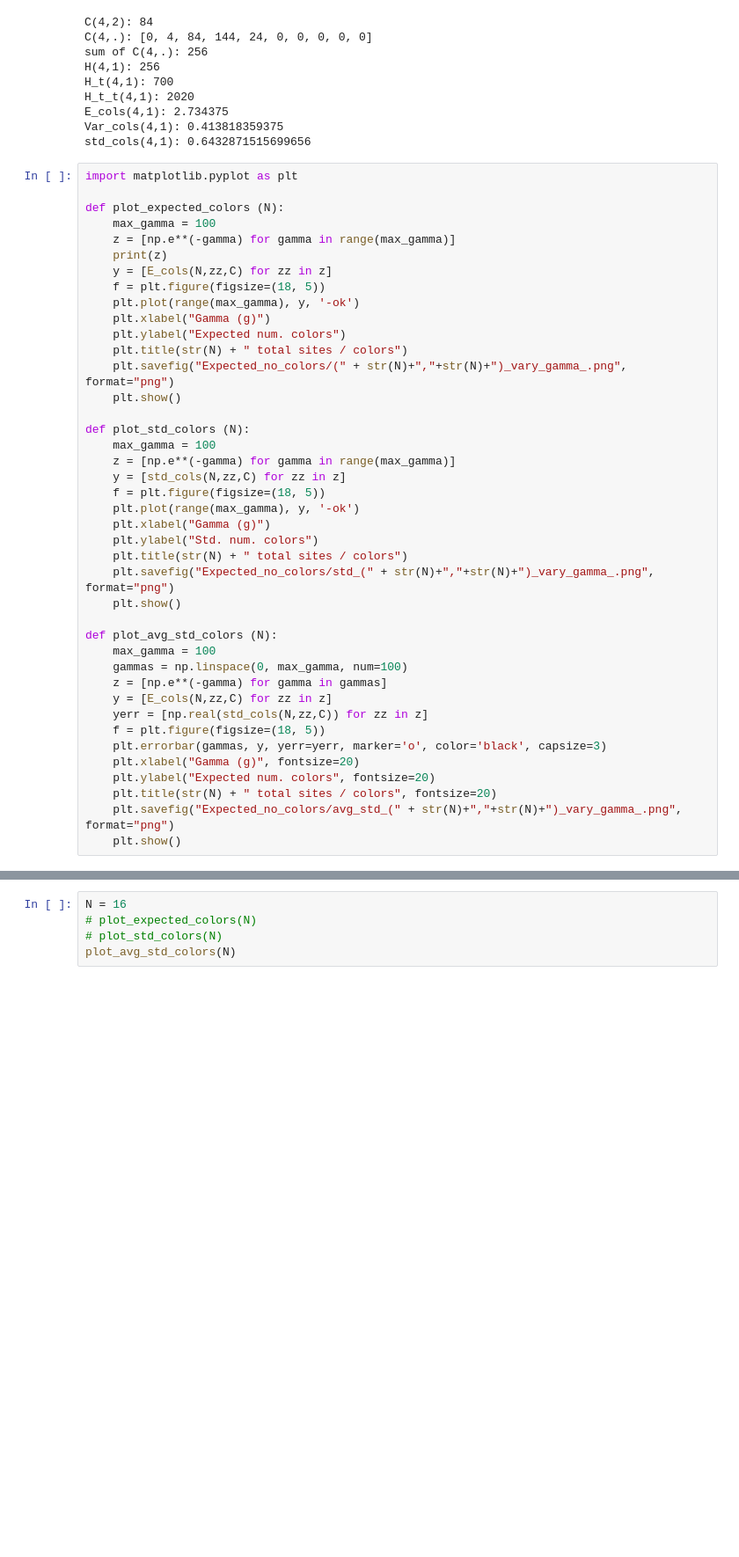
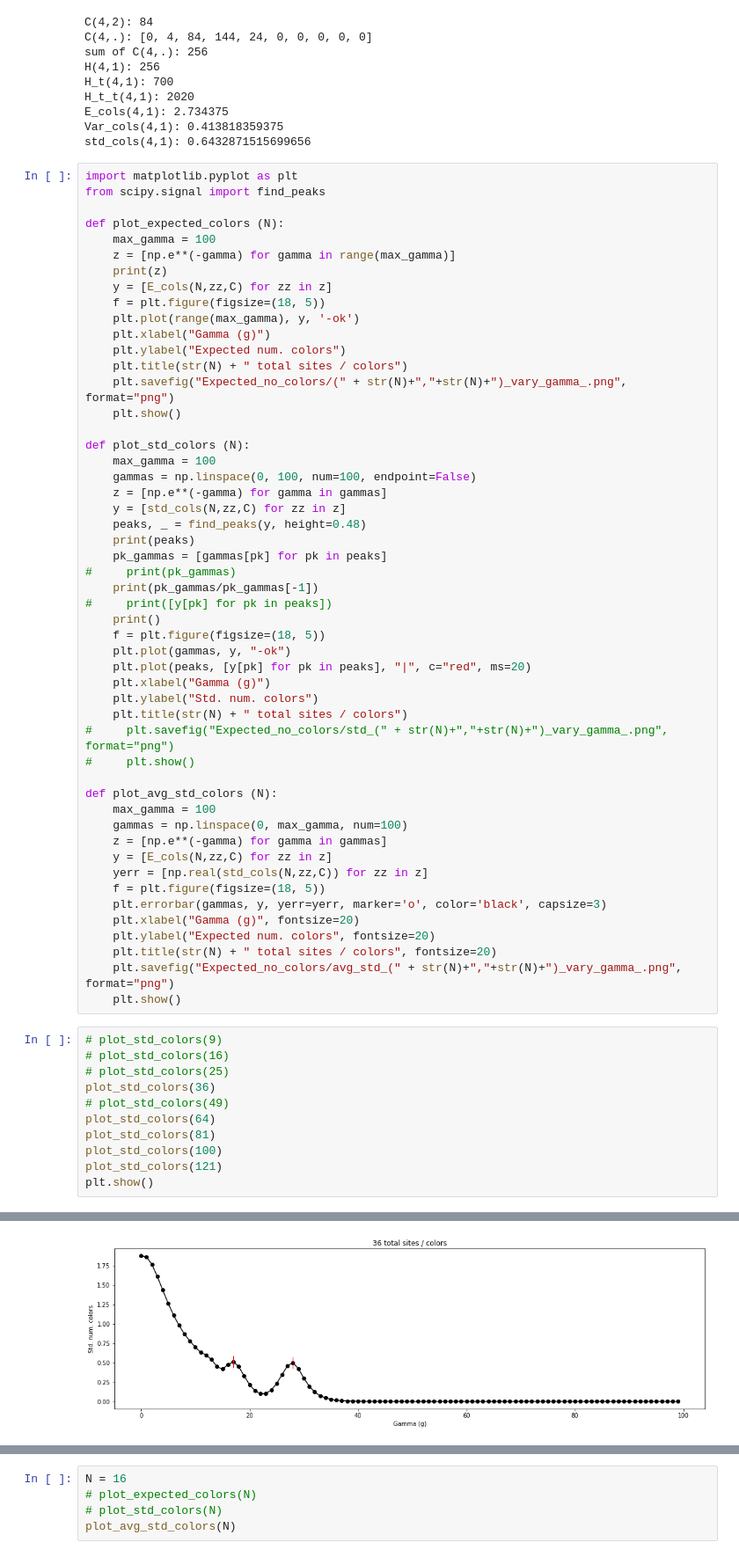
Before and after one commit to oscargomezq/Capstone-RCM, a Jupyter notebook: Stirling.ipynb, the cells around one changed output, grey strips where cells are left out. Shown: that part at 88% size. Saved outputs shown, nothing was run; the diff lists cells and outputs as text; blank space fills up the shorter version.

```diff
--- a/Stirling.ipynb
+++ b/Stirling.ipynb
@@ -97,6 +97,7 @@ Var_cols(4,1): 0.413818359375
 std_cols(4,1): 0.6432871515699656
 # %%
 import matplotlib.pyplot as plt
+from scipy.signal import find_peaks
 
 def plot_expected_colors (N):
     max_gamma = 100
@@ -113,15 +114,24 @@ def plot_expected_colors (N):
 
 def plot_std_colors (N):
     max_gamma = 100
-    z = [np.e**(-gamma) for gamma in range(max_gamma)]
+    gammas = np.linspace(0, 100, num=100, endpoint=False)
+    z = [np.e**(-gamma) for gamma in gammas]
     y = [std_cols(N,zz,C) for zz in z]
+    peaks, _ = find_peaks(y, height=0.48)
+    print(peaks)
+    pk_gammas = [gammas[pk] for pk in peaks]
+#     print(pk_gammas)
+    print(pk_gammas/pk_gammas[-1])
+#     print([y[pk] for pk in peaks])
+    print()
     f = plt.figure(figsize=(18, 5))
-    plt.plot(range(max_gamma), y, '-ok')
+    plt.plot(gammas, y, "-ok")
+    plt.plot(peaks, [y[pk] for pk in peaks], "|", c="red", ms=20)
     plt.xlabel("Gamma (g)")
     plt.ylabel("Std. num. colors")
     plt.title(str(N) + " total sites / colors")
-    plt.savefig("Expected_no_colors/std_(" + str(N)+","+str(N)+")_vary_gamma_.png", format="png")
-    plt.show()
+#     plt.savefig("Expected_no_colors/std_(" + str(N)+","+str(N)+")_vary_gamma_.png", format="png")
+#     plt.show()
 
 def plot_avg_std_colors (N):
     max_gamma = 100
@@ -136,3 +146,15 @@ def plot_avg_std_colors (N):
     plt.title(str(N) + " total sites / colors", fontsize=20)
     plt.savefig("Expected_no_colors/avg_std_(" + str(N)+","+str(N)+")_vary_gamma_.png", format="png")
     plt.show()
+# %%
+# plot_std_colors(9)
+# plot_std_colors(16)
+# plot_std_colors(25)
+plot_std_colors(36)
+# plot_std_colors(49)
+plot_std_colors(64)
+plot_std_colors(81)
+plot_std_colors(100)
+plot_std_colors(121)
+plt.show()
+# %% [output]
@@ -138,0 +175 @@ def plot_avg_std_colors (N):
+[figure, added]
```
Also changed, not shown: parts of 4 cells of this notebook, 1 other file.
